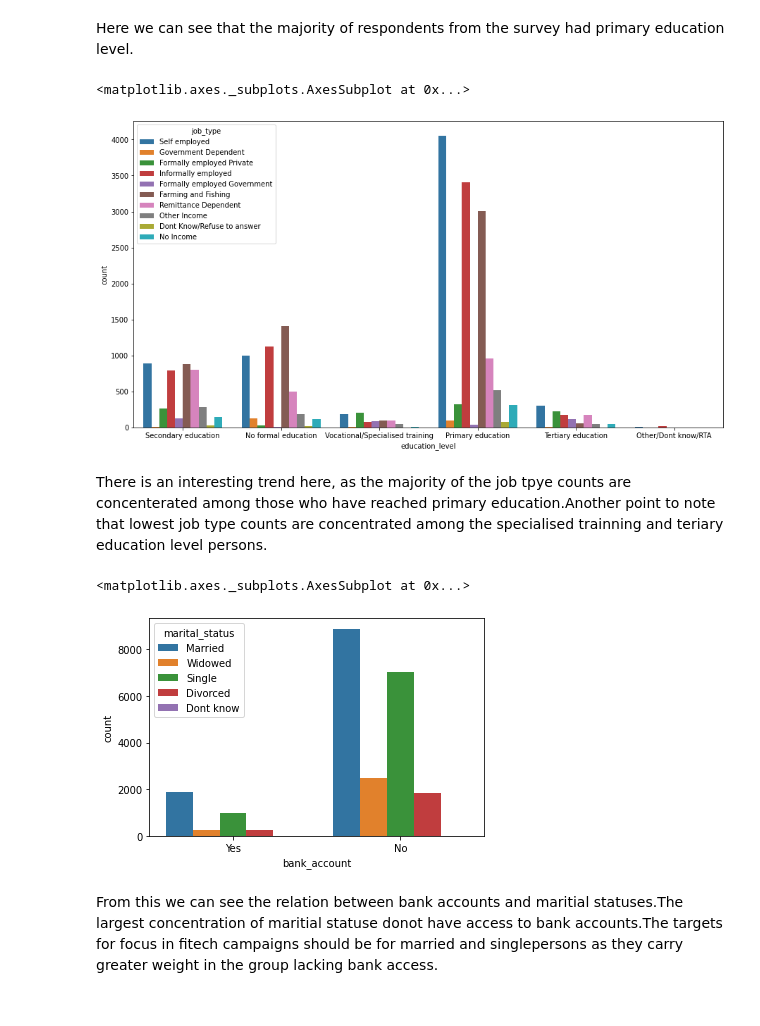
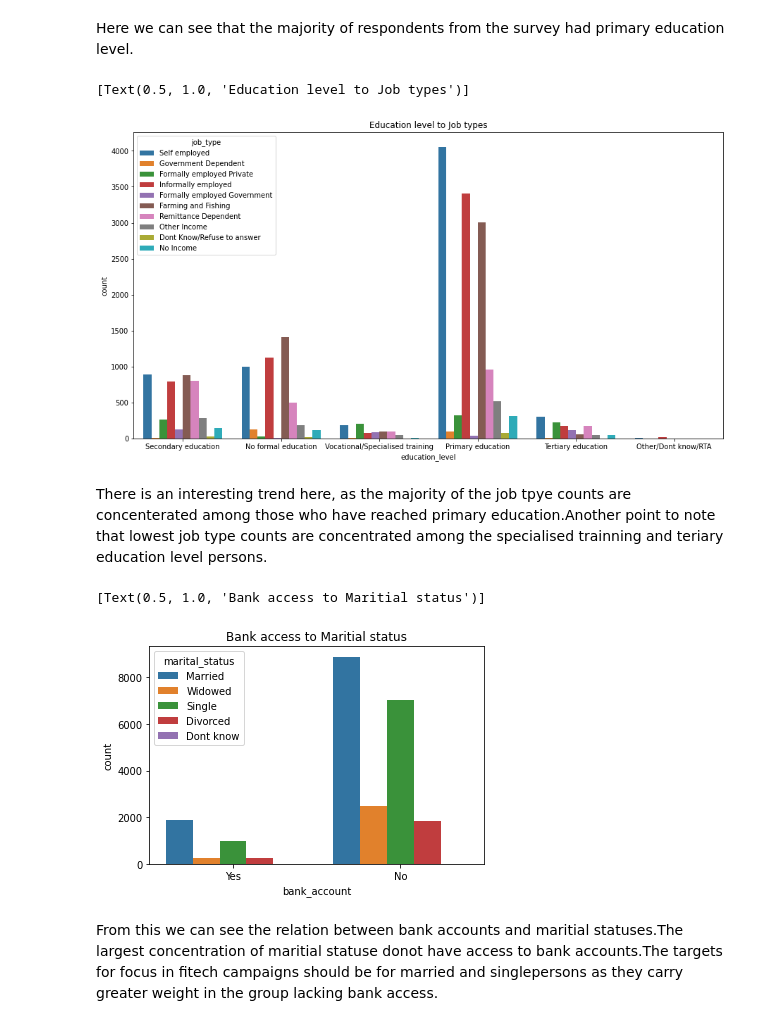
Before and after one commit to BrandonBosire/Financial-Inclusivity, a Jupyter notebook: Brainy_Badgers_Financial_Inclusion.ipynb, the cells around one changed output. Saved outputs shown, nothing was run; the diff lists cells and outputs as text; code cells hidden in the pictures.

```diff
--- a/Brainy_Badgers_Financial_Inclusion.ipynb
+++ b/Brainy_Badgers_Financial_Inclusion.ipynb
@@ -536,20 +535,20 @@ Here we can see that the majority of respondents from the survey had primary edu
 #Determination of the influence between education level  to job type counts.
 #
 plt.figure(figsize=(15,8))
-sns.countplot(x='education_level', data=df ,hue='job_type' )
+sns.countplot(x='education_level', data=df ,hue='job_type' ).set(title='Education level to Job types')
 # %% [output]
-<matplotlib.axes._subplots.AxesSubplot at 0x...>
+[Text(0.5, 1.0, 'Education level to Job types')]
-[figure, old version]
+[figure, new version]
 # %% [markdown]
 There is an interesting trend here, as the majority of the job  tpye counts are concenterated among those who have reached primary education.Another point to note that lowest job type counts are concentrated among the specialised trainning and teriary education level persons.
 # %%
 #The fifth visualization will regard.
 #Determination of the influence between bank account access to marital status.
 #
-sns.countplot(x='bank_account', data=df ,hue='marital_status' )
+sns.countplot(x='bank_account', data=df ,hue='marital_status' ).set(title='Bank access to Maritial status')
 # %% [output]
-<matplotlib.axes._subplots.AxesSubplot at 0x...>
+[Text(0.5, 1.0, 'Bank access to Maritial status')]
-[figure, old version]
+[figure, new version]
 # %% [markdown]
 From this we can see the relation between bank accounts and maritial statuses.The largest concentration of maritial statuse donot have access to bank accounts.The targets for focus in fitech campaigns should be for married and singlepersons as they carry greater weight in the group lacking bank access.
 # %%
```
Also changed, not shown: parts of 11 cells of this notebook.
